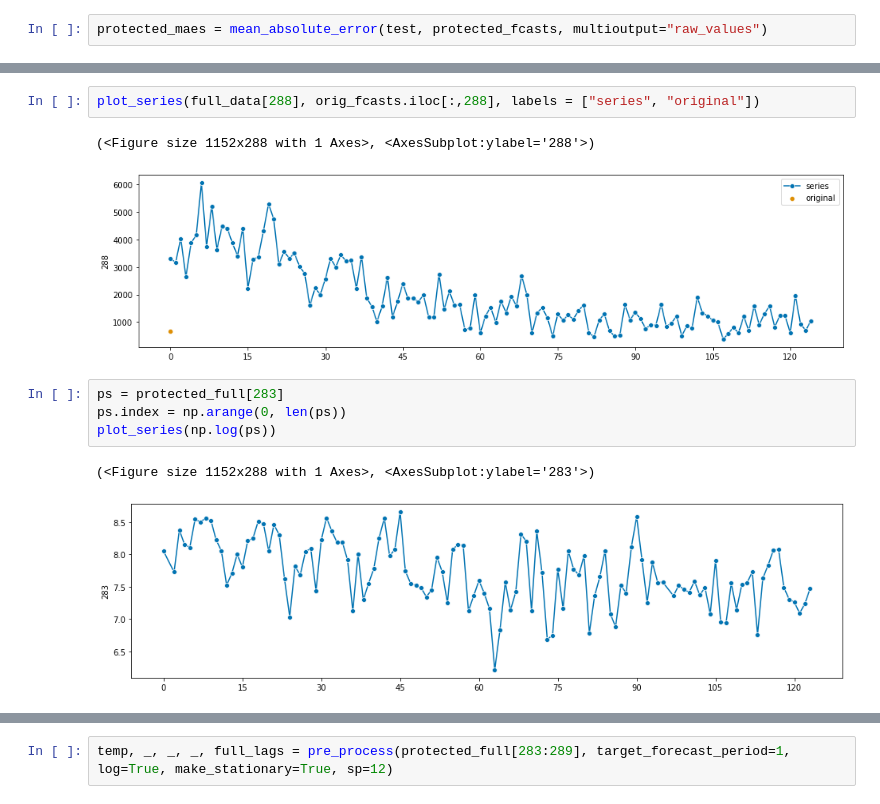
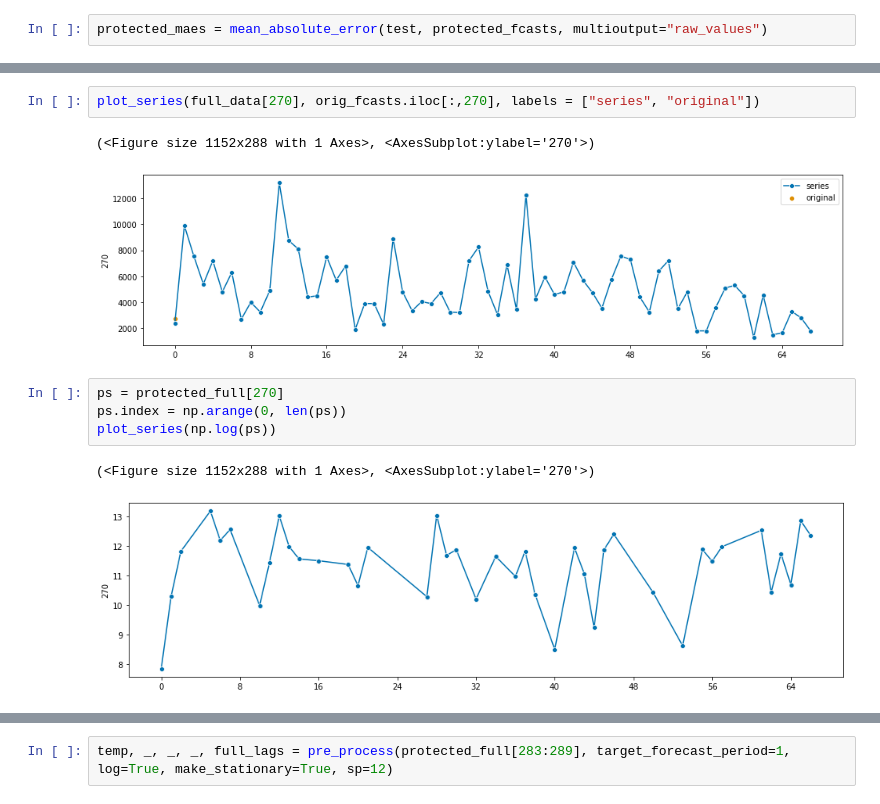
Before and after one commit to cdbale/Privacy-and-Forecasting-Empirical, a Jupyter notebook: Code/Analysis/VAR_AN_1_results-Copy1.ipynb, the cells around one changed output, grey strips where cells are left out. Drawn from its saved outputs; the diff is of its cells as text.

```diff
--- a/Code/Analysis/VAR_AN_1_results-Copy1.ipynb
+++ b/Code/Analysis/VAR_AN_1_results-Copy1.ipynb
@@ -96,12 +96,12 @@ np.max(protected_maes) - np.min(protected_maes)
 # %%
-plot_series(full_data[288], orig_fcasts.iloc[:,288], labels = ["series", "original"])
+plot_series(full_data[270], orig_fcasts.iloc[:,270], labels = ["series", "original"])
 # %% [output]
-(<Figure size 1152x288 with 1 Axes>, <AxesSubplot:ylabel='288'>)
+(<Figure size 1152x288 with 1 Axes>, <AxesSubplot:ylabel='270'>)
-[figure, old version]
+[figure, new version]
 # %%
-ps = protected_full[283]
+ps = protected_full[270]
 ps.index = np.arange(0, len(ps))
 plot_series(np.log(ps))
 # %% [output]
-(<Figure size 1152x288 with 1 Axes>, <AxesSubplot:ylabel='283'>)
+(<Figure size 1152x288 with 1 Axes>, <AxesSubplot:ylabel='270'>)
-[figure, old version]
+[figure, new version]
```
Also changed, not shown: parts of 11 cells of this notebook, 30 other files.
